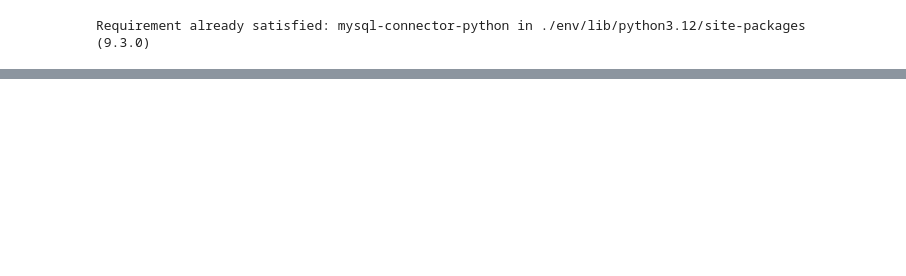
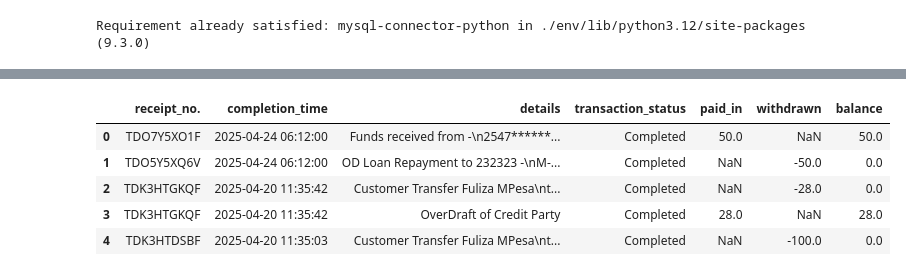
Before and after one commit to aizooh/pdf-to-csv, a Jupyter notebook: expense.ipynb, the cells around one changed output, grey strips where cells are left out. Cells and saved outputs as stored; diff of their text form; code cells hidden in the pictures; blank space fills up the shorter version.

```diff
--- a/expense.ipynb
+++ b/expense.ipynb
@@ -380,0 +296,20 @@ MySQL Error: 1366 (HY000): Incorrect decimal value: '1,000.00' for column 'paid_
+# %%
+# Clean numeric fields
+for col in ['Paid In', 'Withdrawn', 'Balance']:
+    df[col] = df[col].replace({',': ''}, regex=True).astype(float)
+
+# Convert date
+df['Completion Time'] = pd.to_datetime(df['Completion Time'])
+
+# Rename columns to snake_case
+df.columns = [c.strip().lower().replace(' ', '_') for c in df.columns]
+
+# Preview again
+df.head()
+# %% [output]
+|  | receipt_no. | completion_time | details | transaction_status | paid_in | withdrawn | balance |
+| 0 | TDO7Y5XO1F | 2025-04-24 06:12:00 | Funds received from -\n2547******... | Completed | 50.0 | NaN | 50.0 |
+| 1 | TDO5Y5XQ6V | 2025-04-24 06:12:00 | OD Loan Repayment to 232323 -\nM-... | Completed | NaN | -50.0 | 0.0 |
+| 2 | TDK3HTGKQF | 2025-04-20 11:35:42 | Customer Transfer Fuliza MPesa\nt... | Completed | NaN | -28.0 | 0.0 |
+| 3 | TDK3HTGKQF | 2025-04-20 11:35:42 | OverDraft of Credit Party | Completed | 28.0 | NaN | 28.0 |
+| 4 | TDK3HTDSBF | 2025-04-20 11:35:03 | Customer Transfer Fuliza MPesa\nt... | Completed | NaN | -100.0 | 0.0 |
```
Also changed, not shown: parts of 12 cells of this notebook, 3 other files.
